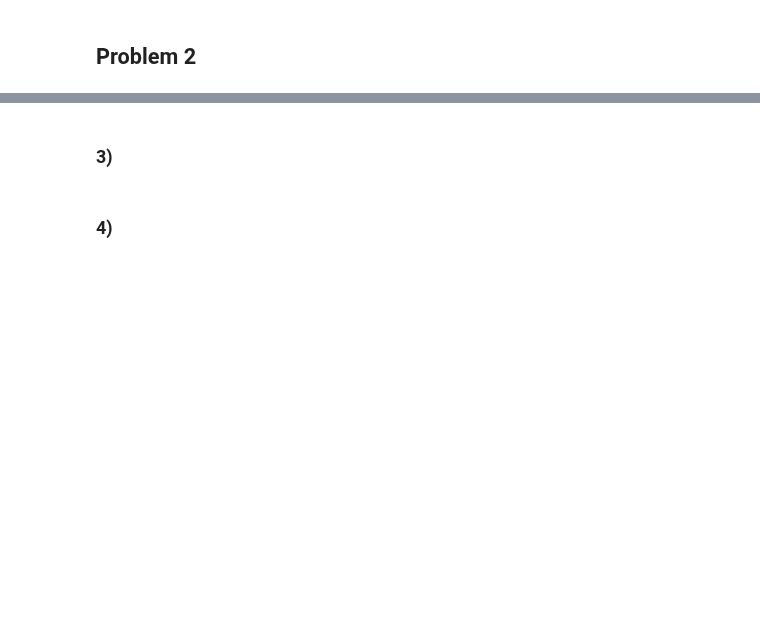
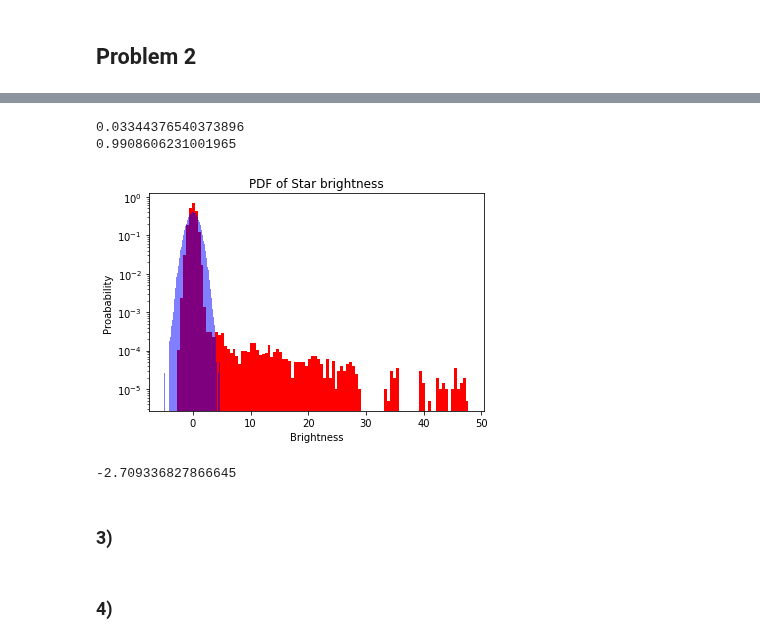
Before and after one commit to elocj/PHYS434, a Jupyter notebook: lab4/lab4.ipynb, the cells around one changed output, grey strips where cells are left out. Cells and saved outputs as stored; diff of their text form; code cells hidden in the pictures; blank space fills up the shorter version.

```diff
--- a/lab4/lab4.ipynb
+++ b/lab4/lab4.ipynb
@@ -127,3 +291,27 @@ plt.show()
+# %%
+fullData = []
+for i in range(10):
+    for j in range(200):
+        for k in range(200):
+            fullData.append(data2[j,k,i])
+plt.yscale('log')
+plt.hist(fullData, 100, density=True, color='r')
+meanStar = statistics.mean(fullData)
+stdStar = statistics.stdev(fullData)
+print(meanStar)
+print(stdStar)
+plt.xlabel('Brightness')
+plt.ylabel('Proabability')
+plt.title('PDF of Star brightness')
+g = stats.norm.rvs(meanStar, size=len(fullData))
+plt.hist(g, 100, density=True, color='b', alpha=.5)
+plt.show()
+print(np.min(fullData))
+# %% [output]
+0.03344376540373896
+0.9908606231001965
+[figure, added]
+-2.709336827866645
 # %% [markdown]
 ### 3)
 # %% [markdown]
```
Also changed, not shown: parts of 22 cells of this notebook, 1 other file.
